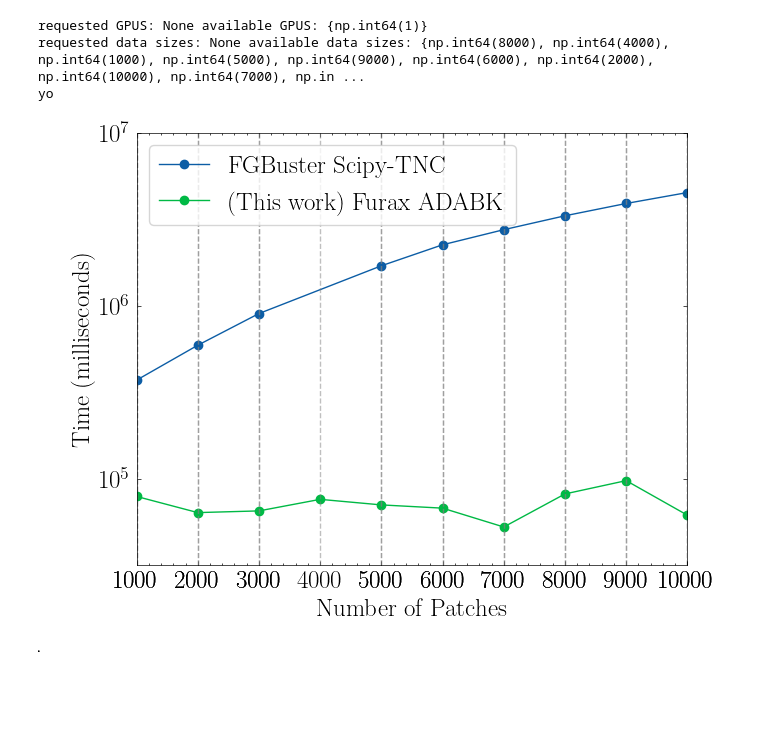
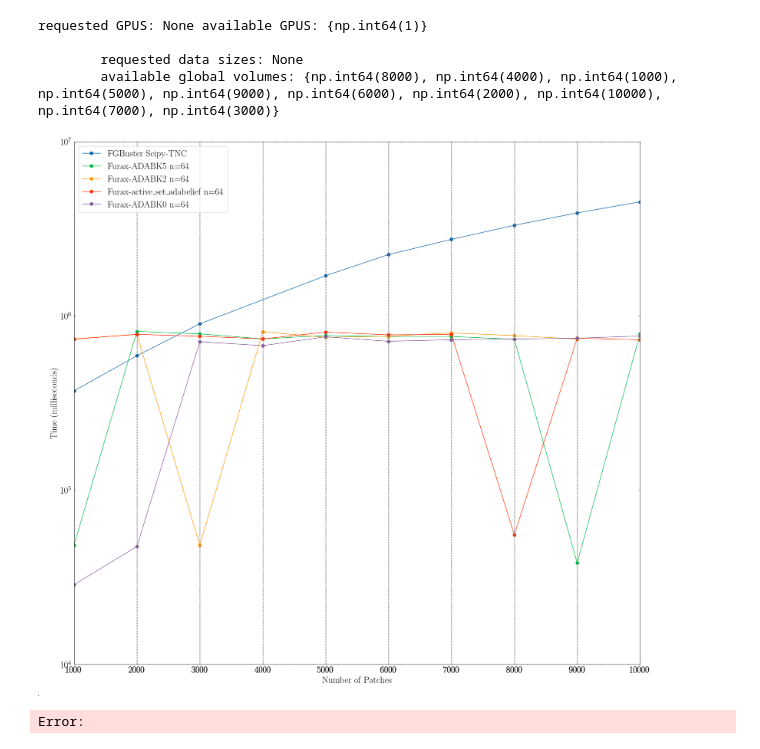
Before and after one commit to CMBSciPol/furax-cs, a Jupyter notebook: notebooks/80-plot_runs.ipynb, the cells around one changed output. Cells and saved outputs as stored; diff of their text form; code cells hidden in the pictures; blank space fills up the shorter version.

```diff
--- a/notebooks/80-plot_runs.ipynb
+++ b/notebooks/80-plot_runs.ipynb
@@ -27,23 +27,31 @@ plt.rcParams.update(
 # %%
 csv_file = ["runs/CLUSTERS_FGBUSTER.csv", "runs/CLUSTERS_FURAX.csv"]
 label_text = "%f%"
 
-plot_weak_scaling(
+plot_by_gpus(
     csv_files=csv_file,
     functions=[
+        "Furax-ADABK5 n=64",
+        "Furax-ADABK2 n=64",
+        "Furax-active_set_adabelief n=64",
+        "Furax-ADABK0 n=64",
         "(This work) Furax ADABK",
         "FGBuster Scipy-TNC",
     ],
-    figure_size=(7, 5.5),
+    figure_size=(17, 15.5),
     precisions=["float64"],
     label_text=label_text,
     xlabel="Number of Patches",
+    plot_columns=["min_time"],
     title=None,
     output="runtime_comparison.pdf",
+    use_cube_notation=False,
     # output=f"{out_folder}/runtime_comparison.pdf",
 )
 # %% [output]
 requested GPUS: None available GPUS: {np.int64(1)}
-requested data sizes: None available data sizes: {np.int64(8000), np.int64(4000), np.int64(1000), np.int64(5000), np.int64(9000), np.int64(6000), np.int64(2000), np.int64(10000), np.int64(7000), np.in ...
-yo
+
+        requested data sizes: None
+        available global volumes: {np.int64(8000), np.int64(4000), np.int64(1000), np.int64(5000), np.int64(9000), np.int64(6000), np.int64(2000), np.int64(10000), np.int64(7000), np.int64(3000)}
-[figure, old version]
+[figure, new version]
+Error:
```
Also changed, not shown: parts of 1 cell of this notebook, 16 other files.
